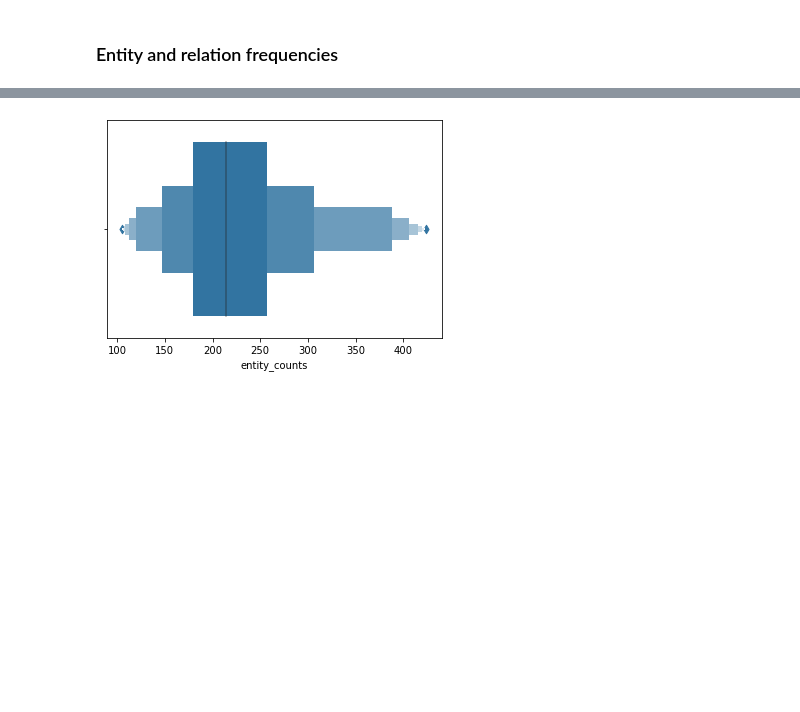
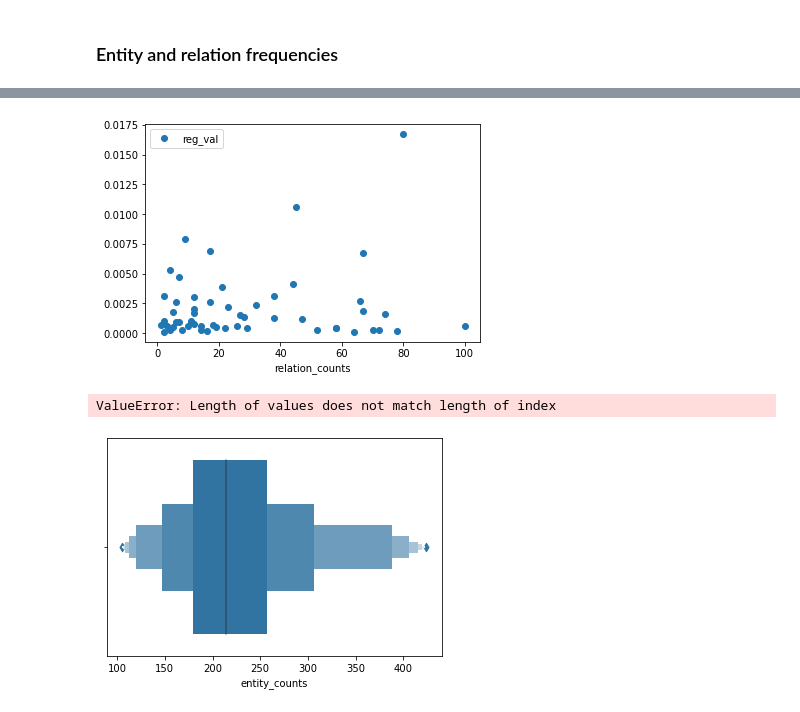
Before and after one commit to ravipatelxyz/kbc-meta, a Jupyter notebook: dataset_exploration.ipynb, the cells around one changed output, grey strips where cells are left out. Cells and saved outputs as stored; diff of their text form; code cells hidden in the pictures; blank space fills up the shorter version.

```diff
--- a/dataset_exploration.ipynb
+++ b/dataset_exploration.ipynb
@@ -171,0 +254,5 @@ df_entity_counts
+# %%
+df_relation_counts = pd.DataFrame.from_dict({"relation_counts": relation_counts_train}).sort_values("relation_counts")
+display(df_relation_counts)
+df_relation_counts_dev = pd.DataFrame.from_dict({"relation_counts": relation_counts_dev}).sort_values("relation_counts")
+display(df_relation_counts_dev)
@@ -193,3 +315,72 @@ df_relation_counts
+# %%
+# predicate frequency against learnt regularisation parameter value
+
+lst = list(np.array([[0.0007],
+        [0.0031],
+        [0.0001],
+        [0.0010],
+        [0.0006],
+        [0.0053],
+        [0.0003],
+        [0.0018],
+        [0.0005],
+        [0.0026],
+        [0.0009],
+        [0.0009],
+        [0.0047],
+        [0.0003],
+        [0.0079],
+        [0.0006],
+        [0.0009],
+        [0.0010],
+        [0.0020],
+        [0.0017],
+        [0.0008],
+        [0.0030],
+        [0.0003],
+        [0.0006],
+        [0.0002],
+        [0.0026],
+        [0.0069],
+        [0.0007],
+        [0.0005],
+        [0.0039],
+        [0.0004],
+        [0.0022],
+        [0.0006],
+        [0.0015],
+        [0.0014],
+        [0.0004],
+        [0.0024],
+        [0.0013],
+        [0.0031],
+        [0.0041],
+        [0.0106],
+        [0.0012],
+        [0.0003],
+        [0.0004],
+        [0.0004],
+        [0.0001],
+        [0.0027],
+        [0.0019],
+        [0.0067],
+        [0.0003],
+        [0.0003],
+        [0.0016],
+        [0.0002],
+        [0.0167],
+        [0.0006]])[:,-1])
+
+df_relation_counts["reg_val"] = lst
+df_relation_counts.plot("relation_counts", "reg_val", style="o")
+plt.show()
+
+df_relation_counts_dev["reg_val"] = lst
+df_relation_counts_dev.plot("relation_counts", "reg_val", style="o")
+plt.show()
+# %% [output]
+[figure, added]
+ValueError: Length of values does not match length of index
 # %%
 sns.boxenplot(x=df_entity_counts["entity_counts"])
 plt.show()
```
Also changed, not shown: parts of 7 cells of this notebook, 1 other file.
